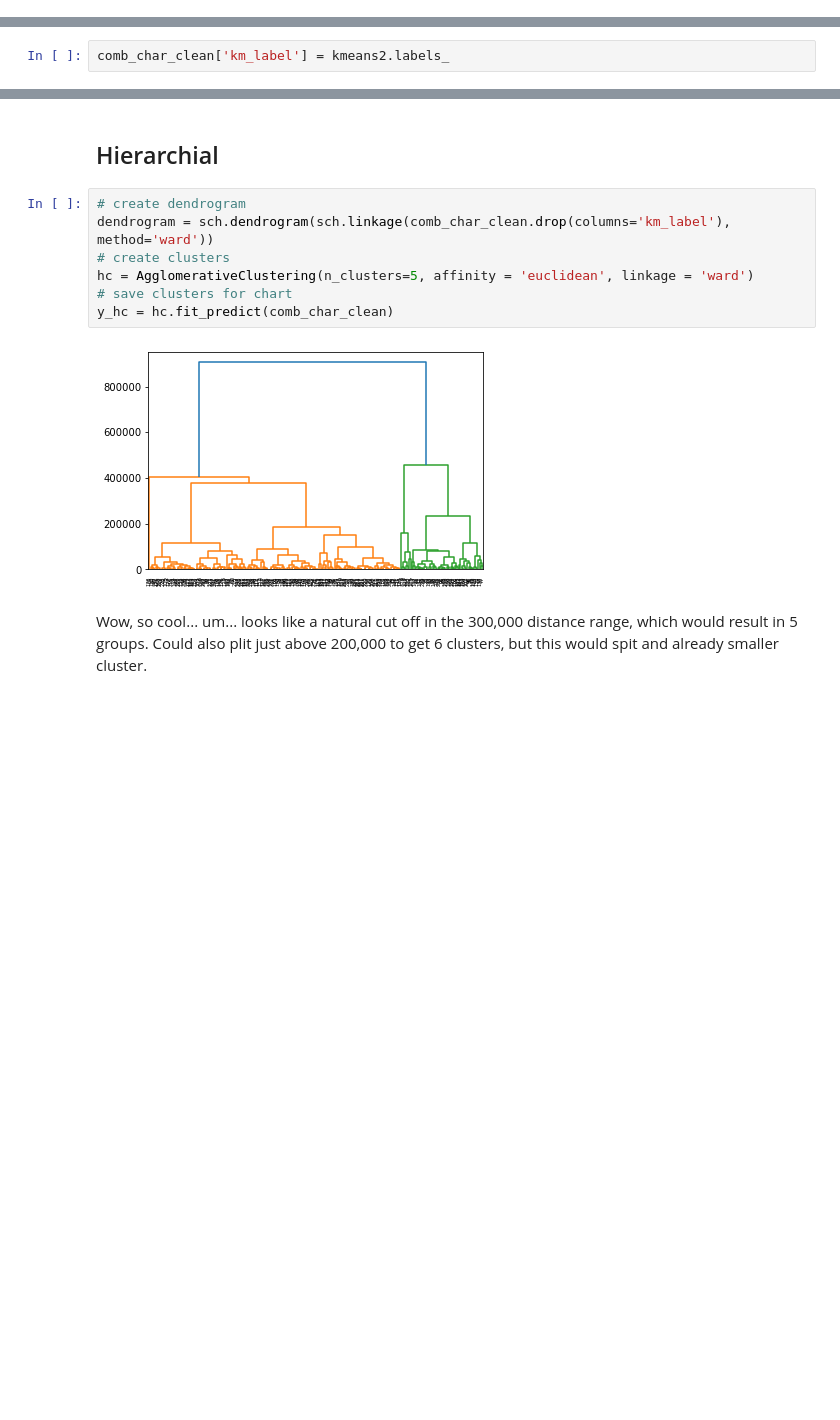
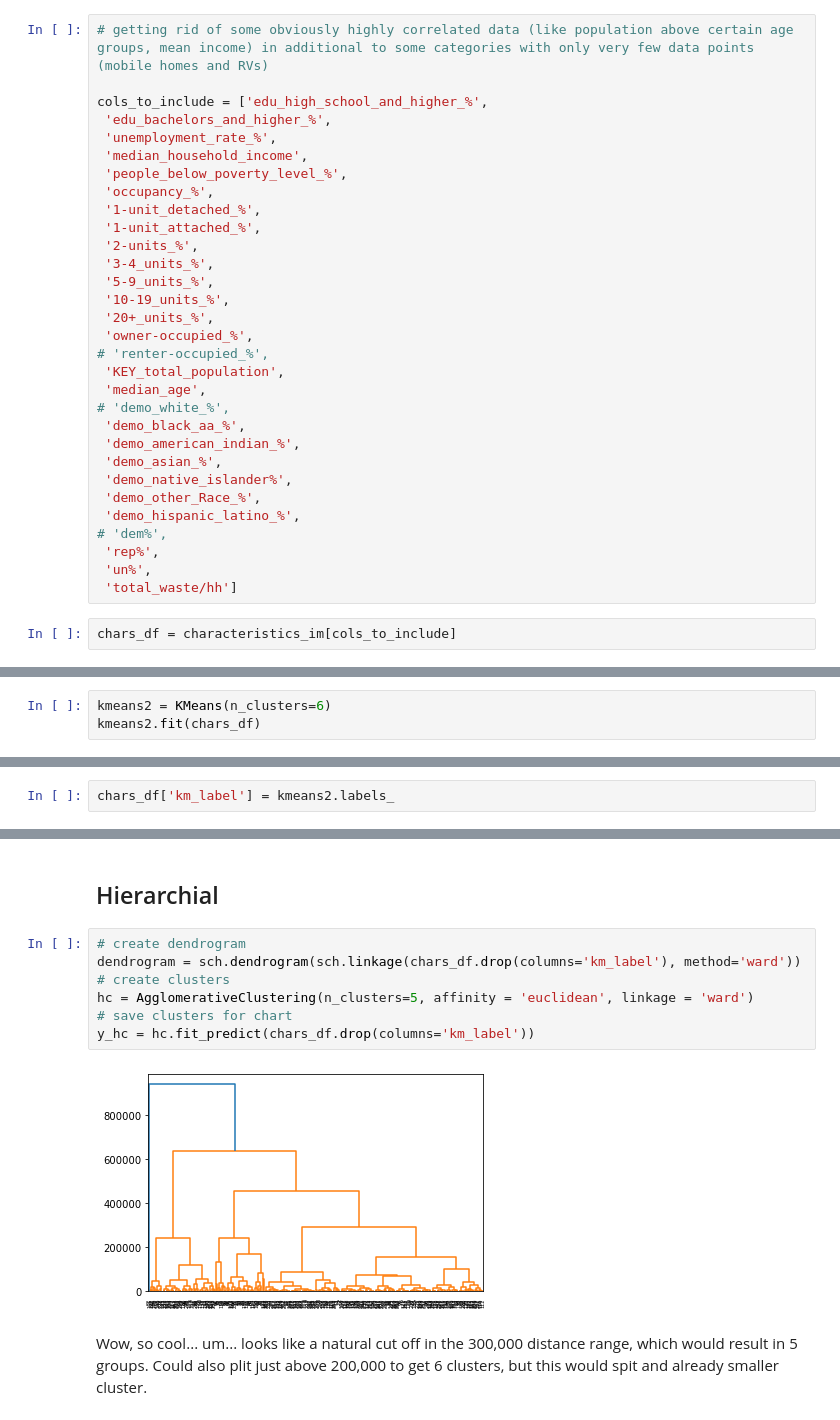
Before and after one commit to DGiulietti/RecycleEffectivenessMA, a Jupyter notebook: part2.ipynb, the cells around one changed output, grey strips where cells are left out. Drawn from its saved outputs; the diff is of its cells as text; blank space fills up the shorter version.

Commit message:
clustering data and setup for regression fits

```diff
--- a/part2.ipynb
+++ b/part2.ipynb
@@ -221,0 +331,33 @@ KMeans(n_clusters=6)
+# %%
+# getting rid of some obviously highly correlated data (like population above certain age groups, mean income) in additional to some categories with only very few data points (mobile homes and RVs)
+
+cols_to_include = ['edu_high_school_and_higher_%',
+ 'edu_bachelors_and_higher_%',
+ 'unemployment_rate_%',
+ 'median_household_income',
+ 'people_below_poverty_level_%',
+ 'occupancy_%',
+ '1-unit_detached_%',
+ '1-unit_attached_%',
+ '2-units_%',
+ '3-4_units_%',
+ '5-9_units_%',
+ '10-19_units_%',
+ '20+_units_%',
+ 'owner-occupied_%',
+# 'renter-occupied_%',
+ 'KEY_total_population',
+ 'median_age',
+# 'demo_white_%',
+ 'demo_black_aa_%',
+ 'demo_american_indian_%',
+ 'demo_asian_%',
+ 'demo_native_islander%',
+ 'demo_other_Race_%',
+ 'demo_hispanic_latino_%',
+# 'dem%',
+ 'rep%',
+ 'un%',
+ 'total_waste/hh']
+# %%
+chars_df = characteristics_im[cols_to_include]
@@ -221,0 +460,3 @@ KMeans(n_clusters=6)
+# %%
+kmeans2 = KMeans(n_clusters=6)
+kmeans2.fit(chars_df)
@@ -234,2 +475,2 @@ Good split. I'm betting label 3 is Boston.  I'd like to see how the other cluste
 # %%
-comb_char_clean['km_label'] = kmeans2.labels_
+chars_df['km_label'] = kmeans2.labels_
@@ -272,13 +488,13 @@ What other clustering evaluation can I do on kMeans?
 ## Hierarchial
 # %%
 # create dendrogram
-dendrogram = sch.dendrogram(sch.linkage(comb_char_clean.drop(columns='km_label'), method='ward'))
+dendrogram = sch.dendrogram(sch.linkage(chars_df.drop(columns='km_label'), method='ward'))
 # create clusters
 hc = AgglomerativeClustering(n_clusters=5, affinity = 'euclidean', linkage = 'ward')
 # save clusters for chart
-y_hc = hc.fit_predict(comb_char_clean)
+y_hc = hc.fit_predict(chars_df.drop(columns='km_label'))
 # %% [output]
-[figure, old version]
+[figure, new version]
 # %% [markdown]
 Wow, so cool... um... looks like a natural cut off in the 300,000 distance range, which would result in 5 groups. Could also plit just above 200,000 to get 6 clusters, but this would spit and already smaller cluster.
 # %%
```
Also changed, not shown: parts of 82 cells of this notebook, 24 other files.
